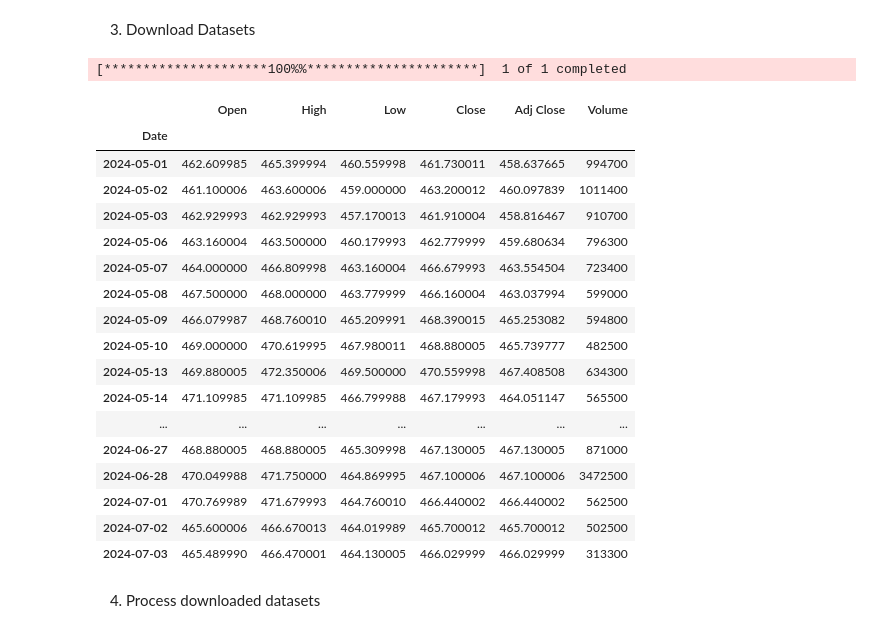
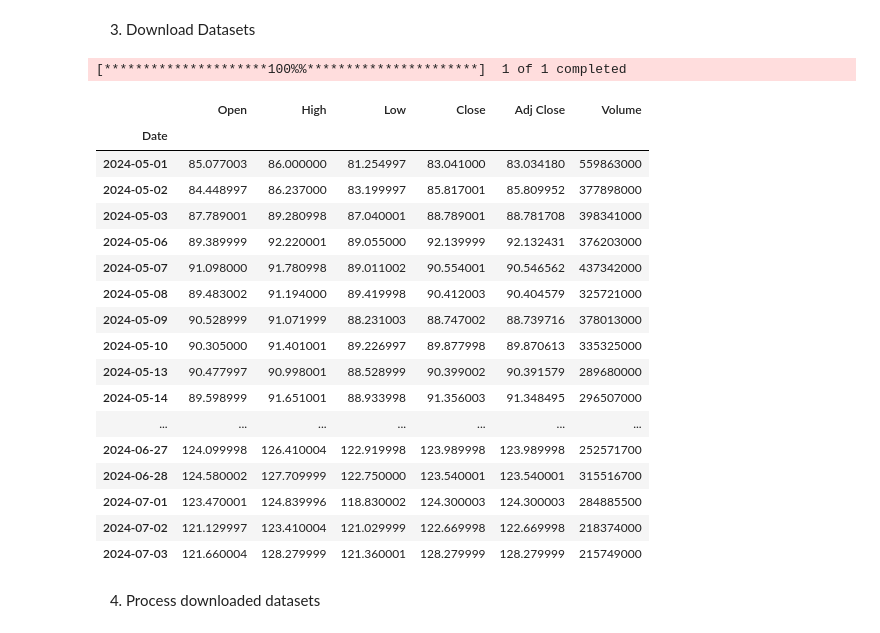
Before and after one commit to ctkqiang/StockAnalysis, a Jupyter notebook: Stock_analysis.ipynb, the cells around one changed output. Drawn from its saved outputs; the diff is of its cells as text; code cells hidden in the pictures.

```diff
--- a/Stock_analysis.ipynb
+++ b/Stock_analysis.ipynb
@@ -114,33 +114,33 @@ display(df)
 # %% [markdown]
 3. Download Datasets
 # %%
-ticker = "LMT" # Change this Accordingly
+ticker = "NVDA" # Change this Accordingly
 
 download = False
 
 stock_data = yf.download(ticker, start="2024-05-01", end="2024-07-05")
 
 display(stock_data)
 # %% [output]
 [*********************100%%**********************]  1 of 1 completed
 |  | Open | High | Low | Close | Adj Close | Volume |
 | Date |  |  |  |  |  |  |
-| 2024-05-01 | 462.609985 | 465.399994 | 460.559998 | 461.730011 | 458.637665 | 994700 |
-| 2024-05-02 | 461.100006 | 463.600006 | 459.000000 | 463.200012 | 460.097839 | 1011400 |
-| 2024-05-03 | 462.929993 | 462.929993 | 457.170013 | 461.910004 | 458.816467 | 910700 |
-| 2024-05-06 | 463.160004 | 463.500000 | 460.179993 | 462.779999 | 459.680634 | 796300 |
-| 2024-05-07 | 464.000000 | 466.809998 | 463.160004 | 466.679993 | 463.554504 | 723400 |
-| 2024-05-08 | 467.500000 | 468.000000 | 463.779999 | 466.160004 | 463.037994 | 599000 |
-| 2024-05-09 | 466.079987 | 468.760010 | 465.209991 | 468.390015 | 465.253082 | 594800 |
-| 2024-05-10 | 469.000000 | 470.619995 | 467.980011 | 468.880005 | 465.739777 | 482500 |
-| 2024-05-13 | 469.880005 | 472.350006 | 469.500000 | 470.559998 | 467.408508 | 634300 |
-| 2024-05-14 | 471.109985 | 471.109985 | 466.799988 | 467.179993 | 464.051147 | 565500 |
+| 2024-05-01 | 85.077003 | 86.000000 | 81.254997 | 83.041000 | 83.034180 | 559863000 |
+| 2024-05-02 | 84.448997 | 86.237000 | 83.199997 | 85.817001 | 85.809952 | 377898000 |
+| 2024-05-03 | 87.789001 | 89.280998 | 87.040001 | 88.789001 | 88.781708 | 398341000 |
+| 2024-05-06 | 89.389999 | 92.220001 | 89.055000 | 92.139999 | 92.132431 | 376203000 |
+| 2024-05-07 | 91.098000 | 91.780998 | 89.011002 | 90.554001 | 90.546562 | 437342000 |
+| 2024-05-08 | 89.483002 | 91.194000 | 89.419998 | 90.412003 | 90.404579 | 325721000 |
+| 2024-05-09 | 90.528999 | 91.071999 | 88.231003 | 88.747002 | 88.739716 | 378013000 |
+| 2024-05-10 | 90.305000 | 91.401001 | 89.226997 | 89.877998 | 89.870613 | 335325000 |
+| 2024-05-13 | 90.477997 | 90.998001 | 88.528999 | 90.399002 | 90.391579 | 289680000 |
+| 2024-05-14 | 89.598999 | 91.651001 | 88.933998 | 91.356003 | 91.348495 | 296507000 |
 | ... | ... | ... | ... | ... | ... | ... |
-| 2024-06-27 | 468.880005 | 468.880005 | 465.309998 | 467.130005 | 467.130005 | 871000 |
-| 2024-06-28 | 470.049988 | 471.750000 | 464.869995 | 467.100006 | 467.100006 | 3472500 |
-| 2024-07-01 | 470.769989 | 471.679993 | 464.760010 | 466.440002 | 466.440002 | 562500 |
-| 2024-07-02 | 465.600006 | 466.670013 | 464.019989 | 465.700012 | 465.700012 | 502500 |
-| 2024-07-03 | 465.489990 | 466.470001 | 464.130005 | 466.029999 | 466.029999 | 313300 |
+| 2024-06-27 | 124.099998 | 126.410004 | 122.919998 | 123.989998 | 123.989998 | 252571700 |
+| 2024-06-28 | 124.580002 | 127.709999 | 122.750000 | 123.540001 | 123.540001 | 315516700 |
+| 2024-07-01 | 123.470001 | 124.839996 | 118.830002 | 124.300003 | 124.300003 | 284885500 |
+| 2024-07-02 | 121.129997 | 123.410004 | 121.029999 | 122.669998 | 122.669998 | 218374000 |
+| 2024-07-03 | 121.660004 | 128.279999 | 121.360001 | 128.279999 | 128.279999 | 215749000 |
 # %% [markdown]
 4. Process downloaded datasets
 # %%
```
Also changed, not shown: parts of 7 cells of this notebook.
